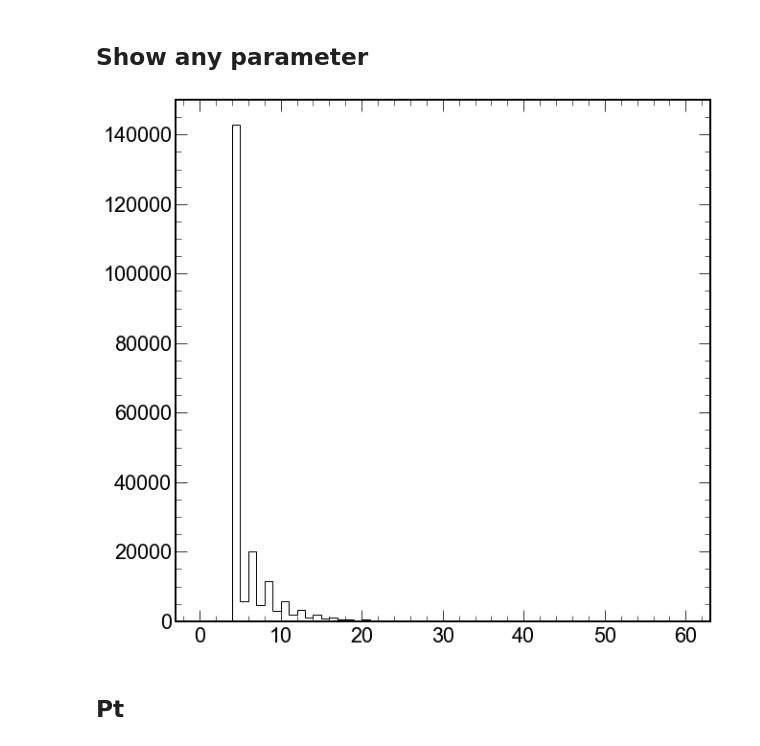
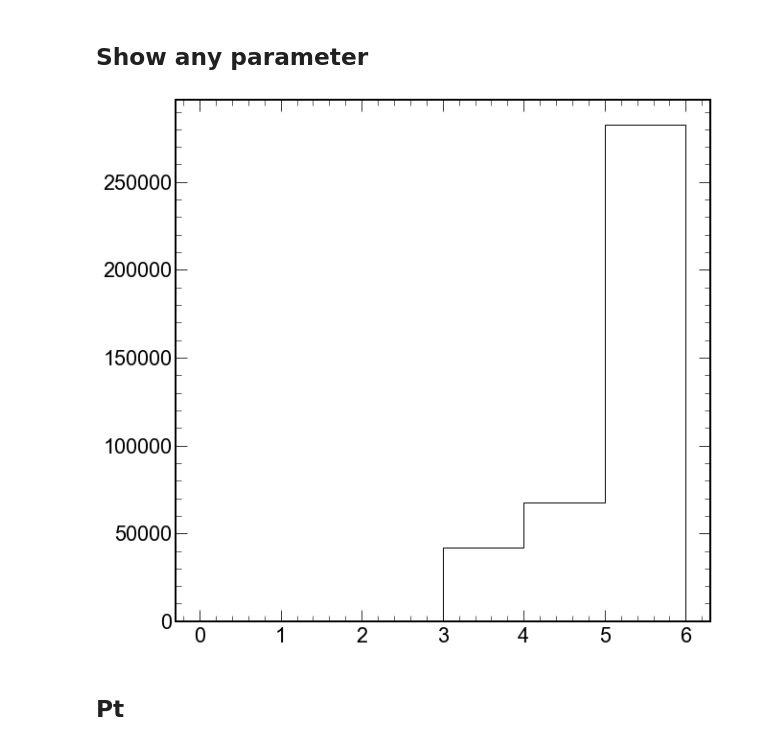
Before and after one commit to bdrum/cern-physics, a Jupyter notebook: notebooks/RhoPrime.ipynb, the cells around one changed output. Drawn from its saved outputs; the diff is of its cells as text; code cells hidden in the pictures.

Commit message:
New data set

```diff
--- a/notebooks/RhoPrime.ipynb
+++ b/notebooks/RhoPrime.ipynb
@@ -11,37 +11,19 @@ import pandas as ps
 import awkward
 
 ccup9_2015_my_test = r"D:\GoogleDrive\Job\cern\Alice\analysis\dev\grid\selection\RhoPrime\macro\AnalysisResults.root"
-ccup9_2015_my = r'D:\GoogleDrive\Job\cern\Alice\analysis\data\RhoPrime\2015\RhoPrime2015o.root'
-ccup9_2015_my_new = r'D:\GoogleDrive\Job\cern\Alice\analysis\data\RhoPrime\2015\4Prongs2015o.root'
+ccup9_2015 = r'D:\GoogleDrive\Job\cern\Alice\analysis\data\RhoPrime\2015\4Prongs2015oLx.root'
+ccup9_2015_train = r'D:\GoogleDrive\Job\cern\Alice\analysis\data\RhoPrime\2015\4Prongs2015oTrain.root'
+test = r'D:\GoogleDrive\Job\cern\Alice\analysis\data\RhoPrime\2015\4merge\000246148\000246148.root'
+testNew = r'D:\GoogleDrive\Job\cern\Alice\analysis\data\test\246148new.root'
 
-events = uproot.open(ccup9_2015_my_new)['4Prongs/events']
+
+events = uproot.open(ccup9_2015_train)['4Prongs/events']
 events.show()
-print(events.name, events.title, events.numentries)
-
 # mycache = uproot.ArrayCache(1024*1024 * 10)
 data = events.arrays('*', namedecode="utf-8")
 # data = events.lazyarrays('*', namedecode="utf-8")
 
-print(data['nTracks'].sum())
-
-## I forgot to clear T_ITSsa vector before new tracks filling for event. This led to uncorrect data in the vector,
-## but I have correct vectors for other track parameters, that means I know their sizes. It allows me
-## to take last n elements from each vector T_ITSsa where n - is correct size from any other track vector for event
-
-n=0
-newT_ITSsa = []
-
-for c in data['T_ITSRefit'].counts:
-      newT_ITSsa.append(data['T_ITSsa'][n][-c:].tolist())
-      n+=1
-
-newT_ITSsa = awkward.fromiter(newT_ITSsa)
-
-# test
-
-assert True == ((newT_ITSsa.counts == data['T_ITSRefit'].counts) * (newT_ITSsa.counts == data['T_Phi'].counts)).all()
-assert True == ((newT_ITSsa.starts == data['T_ITSRefit'].starts) * (newT_ITSsa.starts == data['T_Phi'].starts)).all()
-assert True == ((newT_ITSsa.stops  == data['T_ITSRefit'].stops ) * (newT_ITSsa.stops  == data['T_Phi'].stops )).all()
+print(events.name, events.title, events.numentries, data['nTracks'].sum())
 # %% [output]
 RunNum                     (no streamer)              asdtype('>i4')
 PeriodNumber               (no streamer)              asdtype('>u4')
@@ -182,15 +186,15 @@ _ = plt.hist(differences, bins=bins, histtype='step', color='black')
 # %% [markdown]
 ## Show any parameter
 # %%
-param = 'nTracks'
+param = 'T_ITSNCls'
 # dataParam = data[param][~newT_ITSsa].flatten() # tracks
 dataParam = data[param].flatten() # events
 
-counts, bins = np.histogram(dataParam,bins=60, range=(0,60))
+counts, bins = np.histogram(dataParam,bins=6, range=(0,6))
 plt.style.use(hep.style.ROOT)
 _= plt.hist(dataParam, bins=bins, histtype='step', color='black', label=f'Entries {np.sum(counts)}')
 # %% [output]
-[figure, old version]
+[figure, new version]
 # %% [markdown]
 ## Pt
 # %%
```
Also changed, not shown: parts of 21 cells of this notebook.
